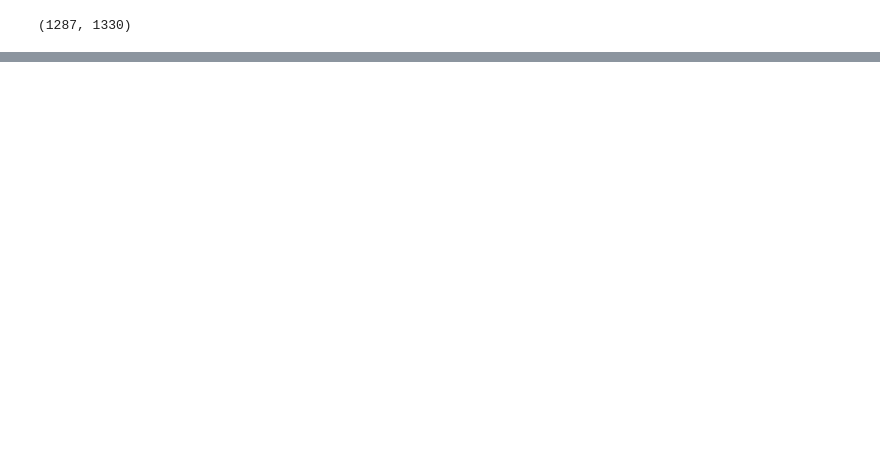
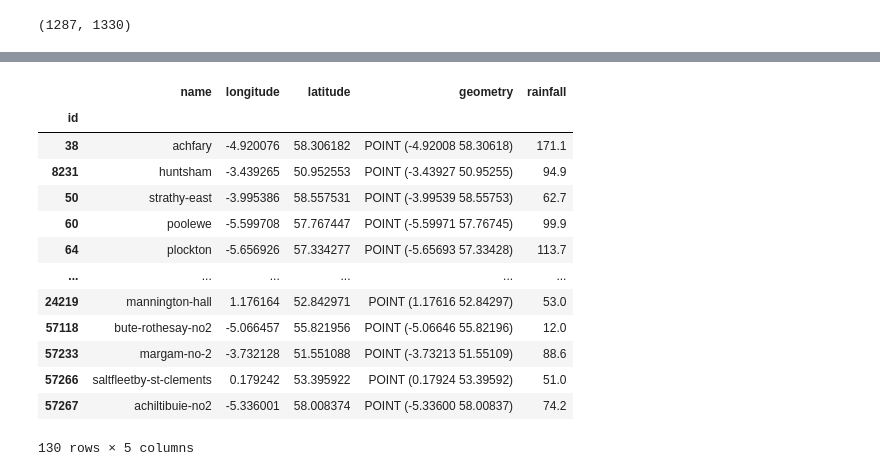
Before and after one commit to simoninireland/sensor-placement, a Jupyter notebook: sensor-placement.ipynb, the cells around one changed output, grey strips where cells are left out. Cells and saved outputs as stored; diff of their text form; code cells hidden in the pictures; blank space fills up the shorter version.

```diff
--- a/sensor-placement.ipynb
+++ b/sensor-placement.ipynb
@@ -383,0 +400,3 @@ len(rainpoints), len(fife_points)
+# %%
+ceda_filename='datasets/ceda_monthly_2017.nc'
+ceda = nc.Dataset(ceda_filename)
@@ -383,0 +405,13 @@ len(rainpoints), len(fife_points)
+# %%
+gb_boundary = cascaded_union(counties.geometry)
+# %%
+cedastations = GeoDataFrame(columns=['name', 'id', 'longitude', 'latitude', 'geometry'])
+for i in range(len(ceda['station'])):
+    lat, lon = proj.transform(float(ceda['x'][i]), float(ceda['y'][i]))
+    if Point(lon, lat).within(gb_boundary):
+        cedastations.loc[i] = {'id': int(ceda['station'][i]),
+                               'name': ceda['name'][i],
+                               'longitude': lon,
+                               'latitude': lat,
+                               'geometry': Point(lon, lat)}
+cedastations.set_index('id', inplace=True)
@@ -383,0 +590,24 @@ len(rainpoints), len(fife_points)
+# %%
+gb_rainfall = cedastations.copy()
+rainfall = []
+for id in cedastations.index:
+    j = list(ceda['station'][:]).index(id)
+    rainfall.append(ceda['rainfall_amount'][1, j])
+gb_rainfall['rainfall'] = rainfall
+# %%
+gb_rainfall
+# %% [output]
+|  | name | longitude | latitude | geometry | rainfall |
+| id |  |  |  |  |  |
+| 38 | achfary | -4.920076 | 58.306182 | POINT (-4.92008 58.30618) | 171.1 |
+| 8231 | huntsham | -3.439265 | 50.952553 | POINT (-3.43927 50.95255) | 94.9 |
+| 50 | strathy-east | -3.995386 | 58.557531 | POINT (-3.99539 58.55753) | 62.7 |
+| 60 | poolewe | -5.599708 | 57.767447 | POINT (-5.59971 57.76745) | 99.9 |
+| 64 | plockton | -5.656926 | 57.334277 | POINT (-5.65693 57.33428) | 113.7 |
+| ... | ... | ... | ... | ... | ... |
+| 24219 | mannington-hall | 1.176164 | 52.842971 | POINT (1.17616 52.84297) | 53.0 |
+| 57118 | bute-rothesay-no2 | -5.066457 | 55.821956 | POINT (-5.06646 55.82196) | 12.0 |
+| 57233 | margam-no-2 | -3.732128 | 51.551088 | POINT (-3.73213 51.55109) | 88.6 |
+| 57266 | saltfleetby-st-clements | 0.179242 | 53.395922 | POINT (0.17924 53.39592) | 51.0 |
+| 57267 | achiltibuie-no2 | -5.336001 | 58.008374 | POINT (-5.33600 58.00837) | 74.2 |
+130 rows × 5 columns
```
Also changed, not shown: parts of 39 cells of this notebook, 3 other files.
